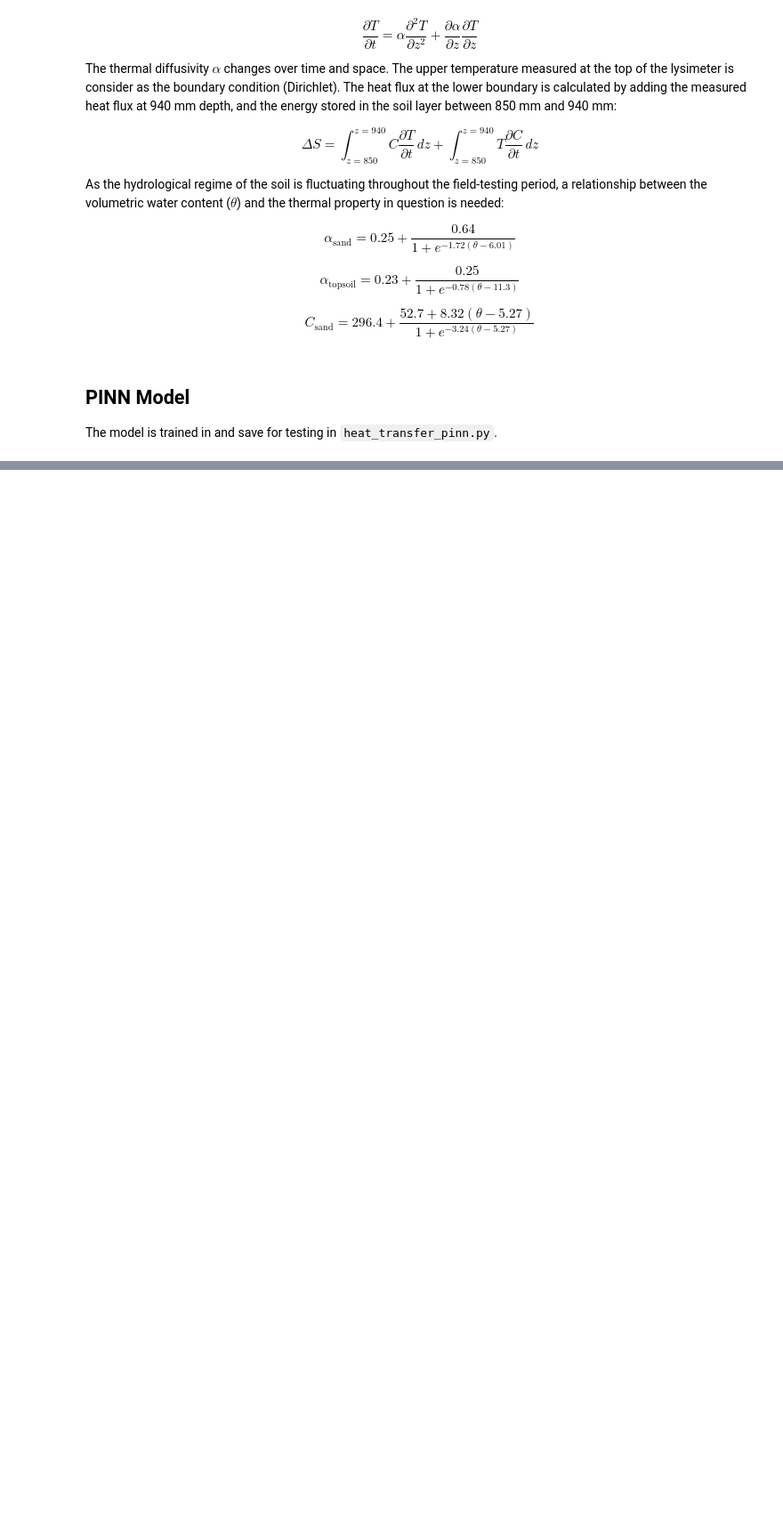
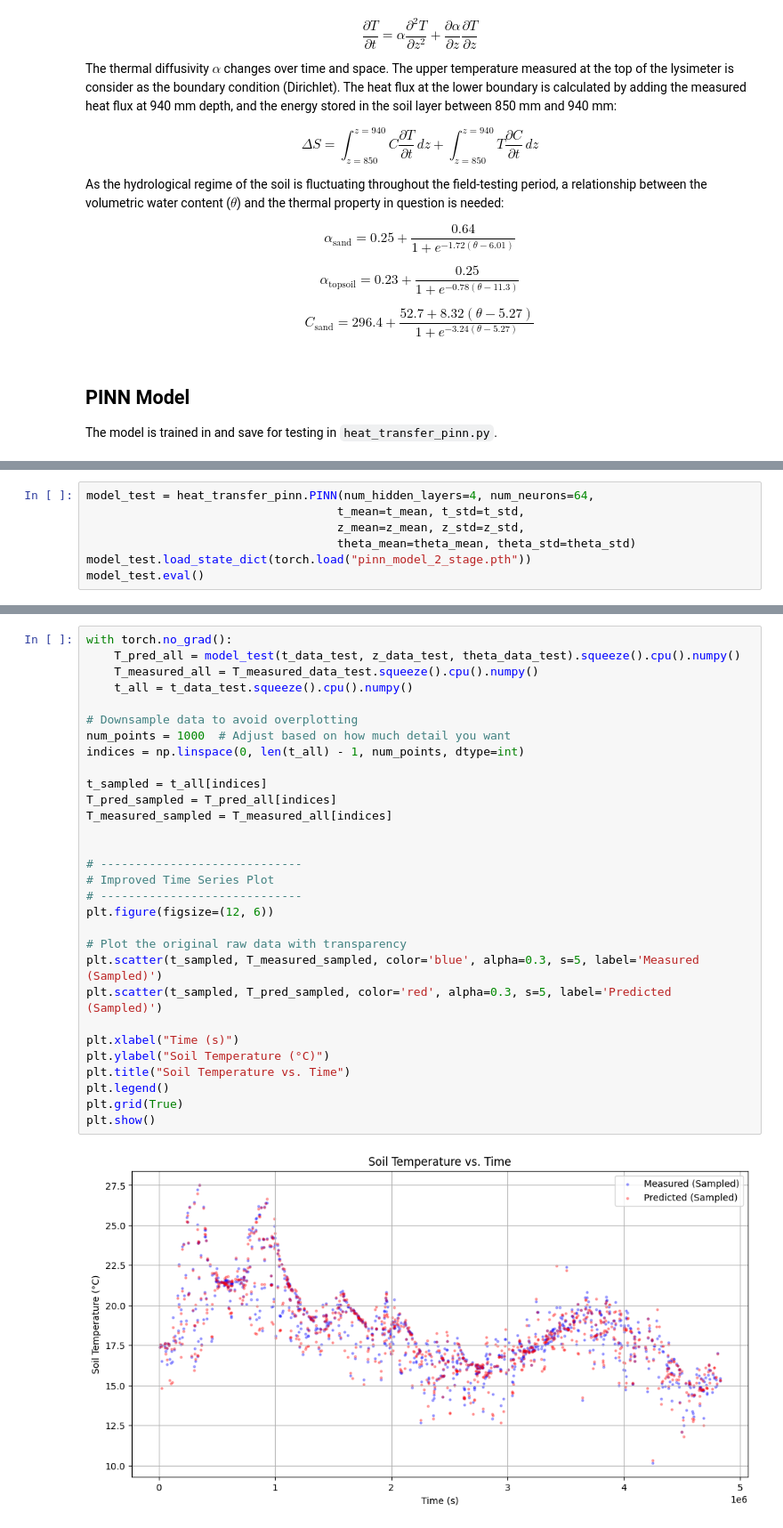
Before and after one commit to emilioosunaa/suds-gshp-pinn, a Jupyter notebook: simulation.ipynb, the cells around one changed output, grey strips where cells are left out. Shown at 89% size. Saved outputs shown, nothing was run; the diff lists cells and outputs as text; blank space fills up the shorter version.

```diff
--- a/simulation.ipynb
+++ b/simulation.ipynb
@@ -121,0 +139,7 @@ plt.show()
+# %%
+model_test = heat_transfer_pinn.PINN(num_hidden_layers=4, num_neurons=64,
+                                    t_mean=t_mean, t_std=t_std,
+                                    z_mean=z_mean, z_std=z_std,
+                                    theta_mean=theta_mean, theta_std=theta_std)
+model_test.load_state_dict(torch.load("pinn_model_2_stage.pth"))
+model_test.eval()
@@ -121,0 +155,32 @@ plt.show()
+# %%
+with torch.no_grad():
+    T_pred_all = model_test(t_data_test, z_data_test, theta_data_test).squeeze().cpu().numpy()
+    T_measured_all = T_measured_data_test.squeeze().cpu().numpy()
+    t_all = t_data_test.squeeze().cpu().numpy()
+
+# Downsample data to avoid overplotting
+num_points = 1000  # Adjust based on how much detail you want
+indices = np.linspace(0, len(t_all) - 1, num_points, dtype=int)
+
+t_sampled = t_all[indices]
+T_pred_sampled = T_pred_all[indices]
+T_measured_sampled = T_measured_all[indices]
+
+
+# -----------------------------
+# Improved Time Series Plot
+# -----------------------------
+plt.figure(figsize=(12, 6))
+
+# Plot the original raw data with transparency
+plt.scatter(t_sampled, T_measured_sampled, color='blue', alpha=0.3, s=5, label='Measured (Sampled)')
+plt.scatter(t_sampled, T_pred_sampled, color='red', alpha=0.3, s=5, label='Predicted (Sampled)')
+
+plt.xlabel("Time (s)")
+plt.ylabel("Soil Temperature (°C)")
+plt.title("Soil Temperature vs. Time")
+plt.legend()
+plt.grid(True)
+plt.show()
+# %% [output]
+[figure, added]
```
Also changed, not shown: parts of 5 cells of this notebook.
